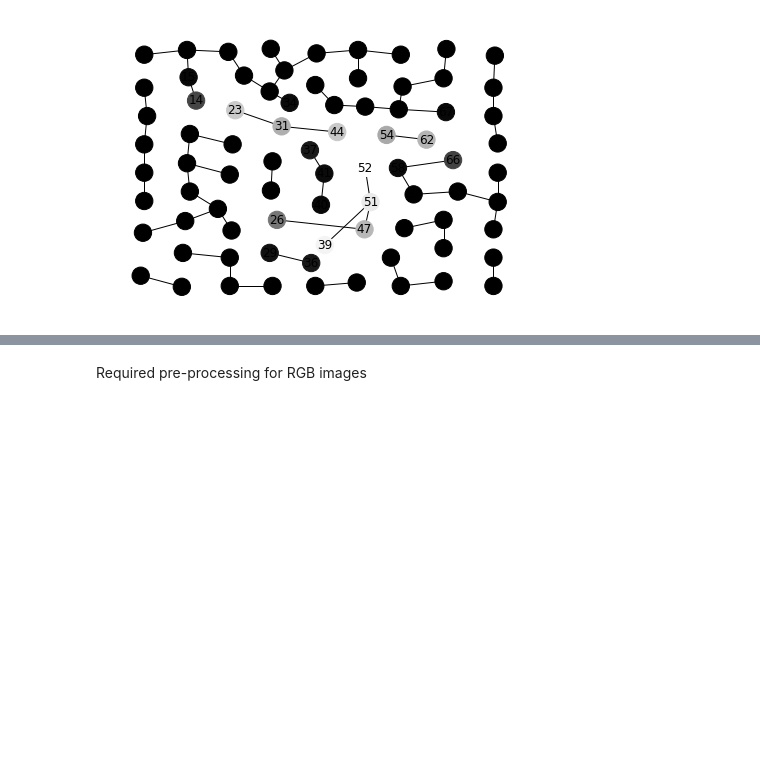
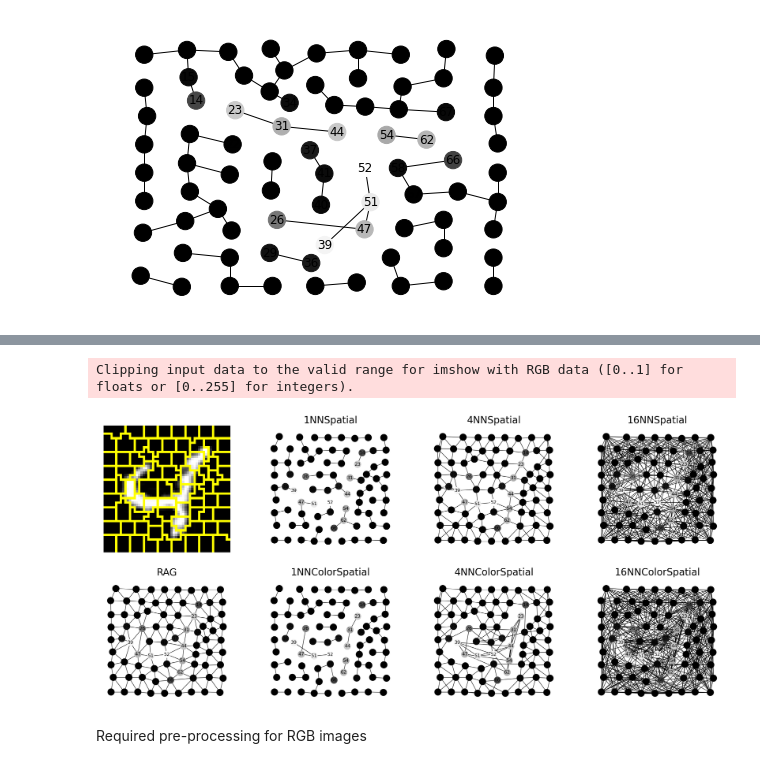
Before and after one commit to jpelayx/mnist-graphs, a Jupyter notebook: viz.ipynb, the cells around one changed output, grey strips where cells are left out. Saved outputs shown, nothing was run; the diff lists cells and outputs as text; code cells hidden in the pictures; blank space fills up the shorter version.

```diff
--- a/viz.ipynb
+++ b/viz.ipynb
@@ -120,3 +145,45 @@ nx.draw(nx_g, pos=nx_pos, node_color=nx_color, cmap="gray", with_labels=True)
+# %%
+figsize = (29, 13)
+fig, ax = plt.subplots(2, 4, figsize=figsize)
+nss = [1, 4, 16]
+si = [1,3,5]
+fi = [6,8,10]
+
+features, edge_index, s = grayscale_features(img_np, 75, 0, 0)
+ax[0, 0].imshow(ski.segmentation.mark_boundaries(img_np, s, mode='subpixel'))
+ax[0, 0].axis('off')
+
+pos = features[:, 2:4]
+pos = np.array([[i[1], -i[0]] for i in pos ])
+g = Data(x=torch.from_numpy(features).to(torch.float), edge_index=torch.from_numpy(edge_index).to(torch.long), pos=torch.from_numpy(pos).to(torch.float), y=y)
+nx_g = to_networkx(g, to_undirected=True)
+nx_color = features[:,0]
+nx_pos = dict(zip(range(g.num_nodes), pos))
+nx.draw(nx_g, pos=nx_pos, node_color=nx_color, cmap="gray", with_labels=True, ax=ax[1, 0])
+ax[1, 0].set_title('RAG', fontsize=25)
+for nsi, ns in enumerate(nss):
+    features, edge_index, s = grayscale_features(img_np, 75, si[nsi], 0)
+    pos = features[:, 2:4]
+    pos = np.array([[i[1], -i[0]] for i in pos ])
+    g = Data(x=torch.from_numpy(features).to(torch.float), edge_index=torch.from_numpy(edge_index).to(torch.long), pos=torch.from_numpy(pos).to(torch.float), y=y)
+    nx_g = to_networkx(g, to_undirected=True)
+    nx_color = features[:,0]
+    nx_pos = dict(zip(range(g.num_nodes), pos))
+    nx.draw(nx_g, pos=nx_pos, node_color=nx_color, cmap="gray", with_labels=True, ax=ax[0, nsi+1])
+    ax[0, nsi+1].set_title(f'{ns}NNSpatial', fontsize=25)
+
+    features, edge_index, s = grayscale_features(img_np, 75, fi[nsi], 0)
+    pos = features[:, 2:4]
+    pos = np.array([[i[1], -i[0]] for i in pos ])
+    g = Data(x=torch.from_numpy(features).to(torch.float), edge_index=torch.from_numpy(edge_index).to(torch.long), pos=torch.from_numpy(pos).to(torch.float), y=y)
+    nx_g = to_networkx(g, to_undirected=True)
+    nx_color = features[:,0]
+    nx_pos = dict(zip(range(g.num_nodes), pos))
+    nx.draw(nx_g, pos=nx_pos, node_color=nx_color, cmap="gray", with_labels=True, ax=ax[1, nsi+1])
+    ax[1, nsi+1].set_title(f'{ns}NNColorSpatial', fontsize=25)
+# %% [output]
+Clipping input data to the valid range for imshow with RGB data ([0..1] for floats or [0..255] for integers).
+[figure, added]
 # %% [markdown]
 Required pre-processing for RGB images
 # %%
```
Also changed, not shown: parts of 7 cells of this notebook.
